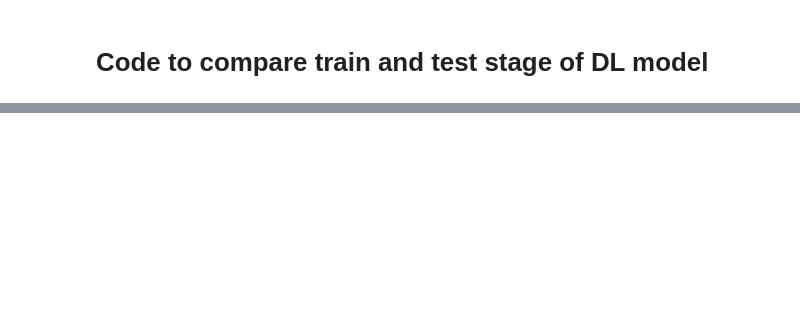
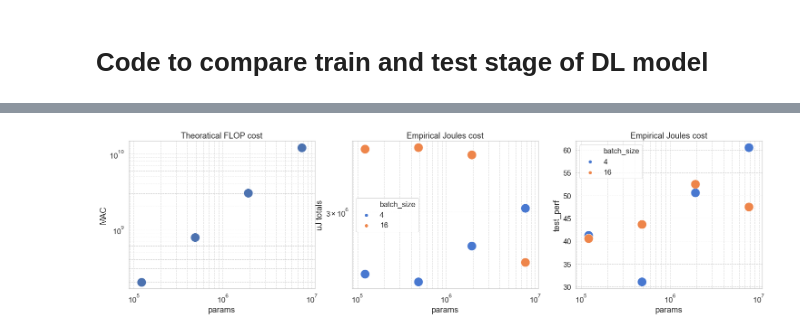
Before and after one commit to neurodatascience/watts_up_compute, a Jupyter notebook: notebooks/6_compare_DL_stages.ipynb, the cells around one changed output, grey strips where cells are left out. Drawn from its saved outputs; the diff is of its cells as text; code cells hidden in the pictures; blank space fills up the shorter version.

```diff
--- a/notebooks/6_compare_DL_stages.ipynb
+++ b/notebooks/6_compare_DL_stages.ipynb
@@ -61,0 +73,6 @@ with sns.axes_style("whitegrid"):
+# %%
+total_joules = plot_df[(plot_df['domain']=='process_total')&(plot_df['tag']!='overhead')]
+total_joules = total_joules.groupby(['experiment_name','device','domain','tag']).mean().reset_index()
+total_joules = total_joules.groupby(['experiment_name','device']).sum().reset_index()
+total_joules = pd.merge(total_joules,exp_config_df_concat,on=['experiment_name','device'])
+total_joules
@@ -61,0 +89,32 @@ with sns.axes_style("whitegrid"):
+# %%
+plot_df = total_joules.copy()
+plot_df = convert_str_to_param_value(plot_df, 'params')
+plot_df = convert_str_to_param_value(plot_df, 'MAC')
+
+sns.set(font_scale = 1.5)
+palette = sns.color_palette("muted", 2)
+with sns.axes_style("whitegrid"):
+    fig, axes = plt.subplots(1,3,figsize=(25,6),sharex=True,sharey=False)
+
+    # FLOPs
+    ax = axes[0]
+    g = sns.scatterplot(x='params',y='MAC', s=400, data=plot_df, palette=palette,ax=ax)
+    g.set(xscale="log",yscale="log")
+    g.grid(True,which="both",ls="--",c='lightgray')
+    ax.set_title('Theoratical FLOP cost')
+
+    # Energy
+    ax = axes[1]
+    g = sns.scatterplot(x='params',y='uJ totals', hue='batch_size', s=400, data=plot_df, palette=palette,ax=ax)
+    g.set(xscale="log",yscale="log")
+    g.grid(True,which="both",ls="--",c='lightgray')
+    ax.set_title('Empirical Joules cost')
+
+    # Acc
+    ax = axes[2]
+    g = sns.scatterplot(x='params',y='test_perf', hue='batch_size', s=400, data=plot_df, palette=palette,ax=ax)
+    g.set(xscale="log")
+    g.grid(True,which="both",ls="--",c='lightgray')
+    ax.set_title('Empirical Joules cost')
+# %% [output]
+[figure, added]
```
Also changed, not shown: parts of 5 cells of this notebook, 2 other files.
